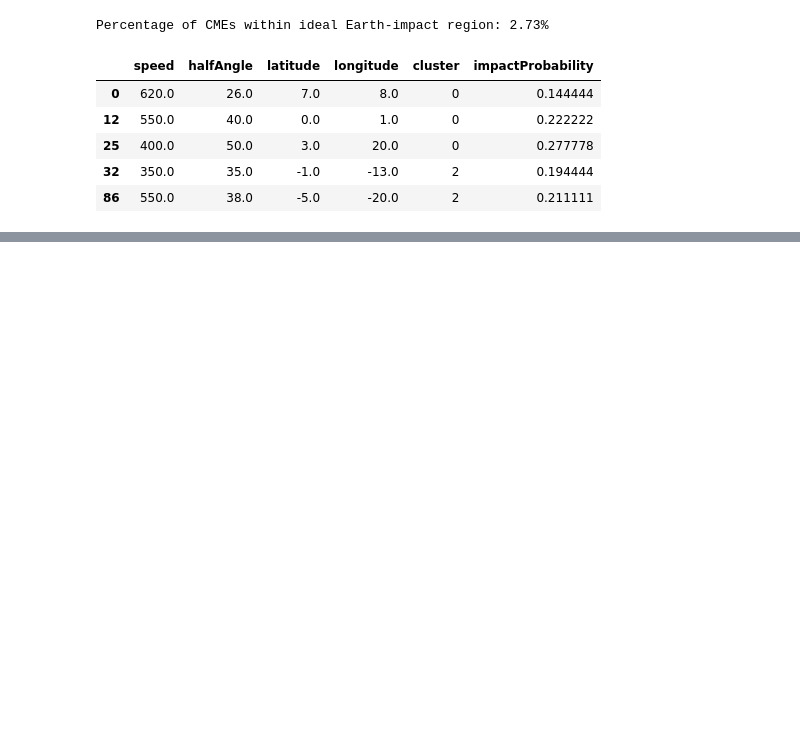
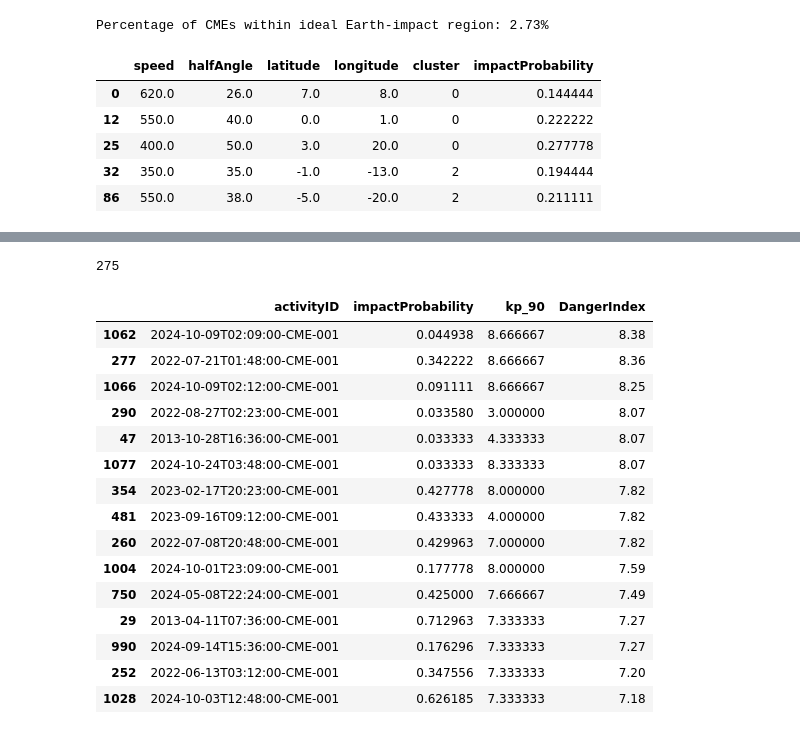
Before and after one commit to ryancmedina/project-four, a Jupyter notebook: Code/cme_earth_impact_model.ipynb, the cells around one changed output, grey strips where cells are left out. Drawn from its saved outputs; the diff is of its cells as text; code cells hidden in the pictures; blank space fills up the shorter version.

```diff
--- a/Code/cme_earth_impact_model.ipynb
+++ b/Code/cme_earth_impact_model.ipynb
@@ -220,29 +222,48 @@ ideal_cmes_df.head()
 # %%
 from xgboost import XGBRegressor
 from sklearn.model_selection import train_test_split
 from sklearn.preprocessing import MinMaxScaler
 import numpy as np
 
 # Step 1: Prepare the data
 features = ideal_cmes_df[['impactProbability']]
 labels = ideal_cmes_df['kp_90']
 
 # Scale features (optional but recommended)
 scaler = MinMaxScaler()
 features_scaled = scaler.fit_transform(features)
 
 # Step 2: Train-test split
 X_train, X_test, y_train, y_test = train_test_split(features_scaled, labels, test_size=0.2, random_state=42)
 
 # Step 3: Train the XGBoost Regressor
 xgb_model = XGBRegressor(objective='reg:squarederror', n_estimators=100, random_state=42)
 xgb_model.fit(X_train, y_train)
 
 # Step 4: Predict Danger Index
-ideal_cmes_unique_df['DangerIndex'] = xgb_model.predict(scaler.transform(ideal_cmes_unique_df[['impactProbability']]))
+ideal_cmes_df['DangerIndex'] = xgb_model.predict(scaler.transform(ideal_cmes_df[['impactProbability']]))
 
 # Optional: Round or scale the Danger Index to a 0–10 range
-ideal_cmes_unique_df['DangerIndex'] = ideal_cmes_unique_df['DangerIndex'].clip(0, 10).round(2)
-
+ideal_cmes_df['DangerIndex'] = ideal_cmes_df['DangerIndex'].clip(0, 10).round(2)
+ideal_cmes_df.sort_values('DangerIndex', ascending=False, inplace=True)
 # Show the updated DataFrame
-ideal_cmes_unique_df[['activityID', 'impactProbability', 'kp_90', 'DangerIndex']].head()
+print(len(ideal_cmes_df))
+ideal_cmes_df[['activityID', 'impactProbability', 'kp_90', 'DangerIndex']].head(15)
+# %% [output]
+275
+|  | activityID | impactProbability | kp_90 | DangerIndex |
+| 1062 | 2024-10-09T02:09:00-CME-001 | 0.044938 | 8.666667 | 8.38 |
+| 277 | 2022-07-21T01:48:00-CME-001 | 0.342222 | 8.666667 | 8.36 |
+| 1066 | 2024-10-09T02:12:00-CME-001 | 0.091111 | 8.666667 | 8.25 |
+| 290 | 2022-08-27T02:23:00-CME-001 | 0.033580 | 3.000000 | 8.07 |
+| 47 | 2013-10-28T16:36:00-CME-001 | 0.033333 | 4.333333 | 8.07 |
+| 1077 | 2024-10-24T03:48:00-CME-001 | 0.033333 | 8.333333 | 8.07 |
+| 354 | 2023-02-17T20:23:00-CME-001 | 0.427778 | 8.000000 | 7.82 |
+| 481 | 2023-09-16T09:12:00-CME-001 | 0.433333 | 4.000000 | 7.82 |
+| 260 | 2022-07-08T20:48:00-CME-001 | 0.429963 | 7.000000 | 7.82 |
+| 1004 | 2024-10-01T23:09:00-CME-001 | 0.177778 | 8.000000 | 7.59 |
+| 750 | 2024-05-08T22:24:00-CME-001 | 0.425000 | 7.666667 | 7.49 |
+| 29 | 2013-04-11T07:36:00-CME-001 | 0.712963 | 7.333333 | 7.27 |
+| 990 | 2024-09-14T15:36:00-CME-001 | 0.176296 | 7.333333 | 7.27 |
+| 252 | 2022-06-13T03:12:00-CME-001 | 0.347556 | 7.333333 | 7.20 |
+| 1028 | 2024-10-03T12:48:00-CME-001 | 0.626185 | 7.333333 | 7.18 |
```
Also changed, not shown: parts of 4 cells of this notebook, 2 other files.
